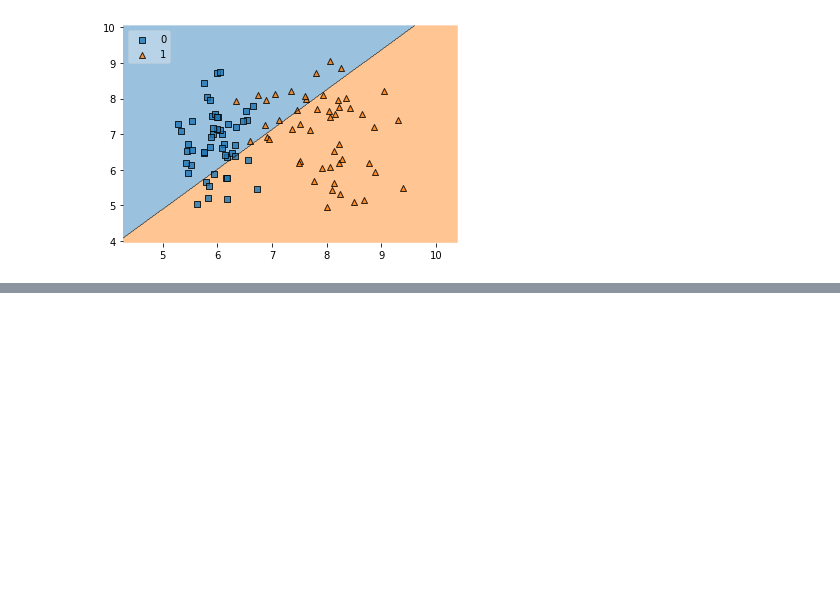
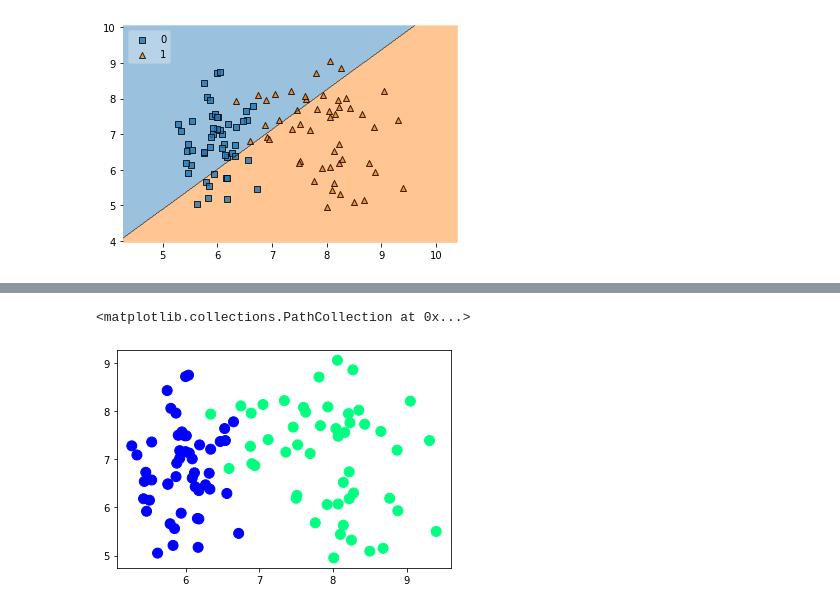
Before and after one commit to anilans029/DL-Algos, a Jupyter notebook: Perceptron Demo.ipynb, the cells around one changed output, grey strips where cells are left out. Cells and saved outputs as stored; diff of their text form; code cells hidden in the pictures; blank space fills up the shorter version.

```diff
--- a/Perceptron Demo.ipynb
+++ b/Perceptron Demo.ipynb
@@ -50,0 +53,3 @@ plot_decision_regions(x.values,y.values,clf = per_clasfier,legend = 2)
+# %%
+df = pd.read_csv("placement.csv")
+df
@@ -50,0 +140,5 @@ plot_decision_regions(x.values,y.values,clf = per_clasfier,legend = 2)
+# %%
+plt.scatter(x.iloc[:,0],x.iloc[:,1],c=y,cmap = "winter", s =100)
+# %% [output]
+<matplotlib.collections.PathCollection at 0x...>
+[figure, added]
```
Also changed, not shown: parts of 14 cells of this notebook, 6 other files.
